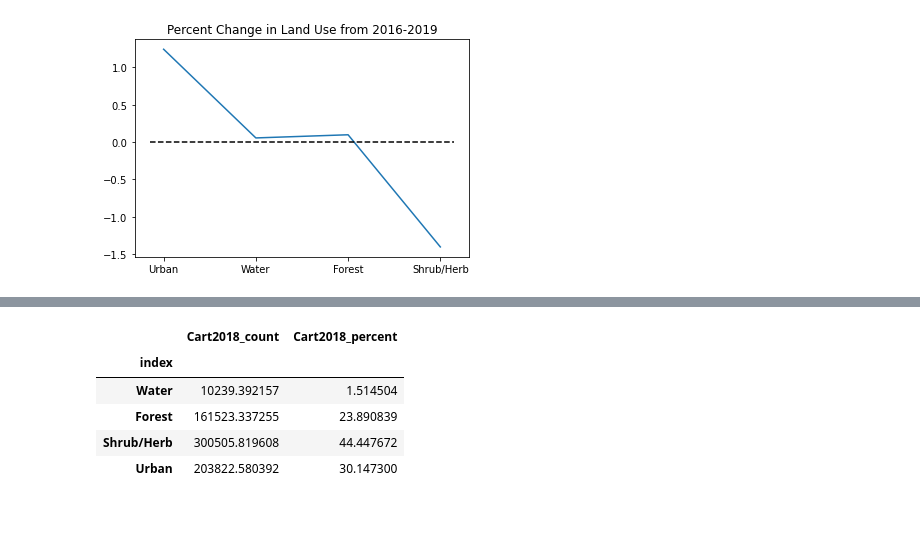
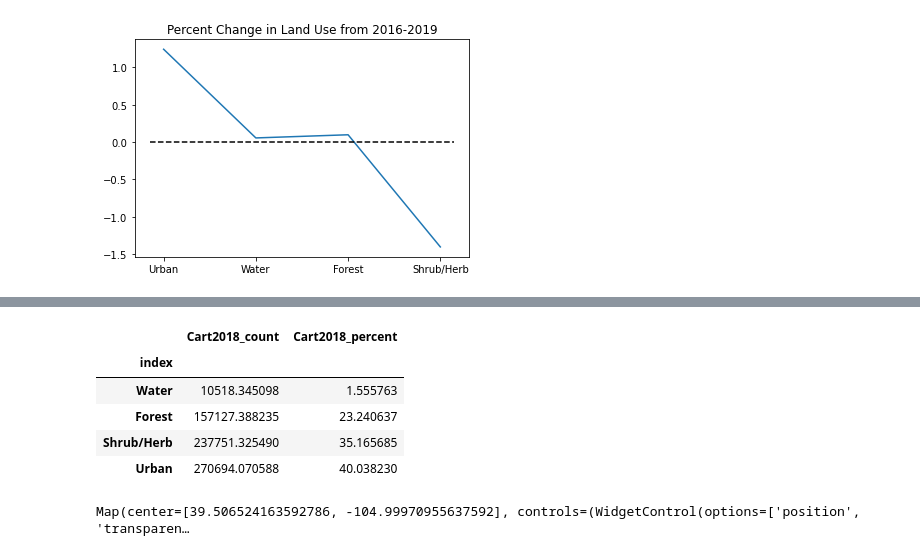
Before and after one commit to Sigmanaj/S2023RemoteSensing, a Jupyter notebook: TermProject/TermProject.ipynb, the cells around one changed output, grey strips where cells are left out. Cells and saved outputs as stored; diff of their text form; code cells hidden in the pictures; blank space fills up the shorter version.

```diff
--- a/TermProject/TermProject.ipynb
+++ b/TermProject/TermProject.ipynb
@@ -322,10 +322,10 @@ water2 = ee.Feature(wat_pnt2, {'class': 0, 'name': 'water'})
 water3 = ee.Feature(wat_pnt3, {'class': 0, 'name': 'water'})
 water4 = ee.Feature(wat_pnt4, {'class': 0, 'name': 'water'})
 
-urb_pnt1 = ee.Geometry.Point([-104.9886, 39.5716]).buffer(250)
-urb_pnt2 = ee.Geometry.Point([-104.8772, 39.5625]).buffer(300)
-urb_pnt3 = ee.Geometry.Point([-105.0004, 39.5481]).buffer(300)
-urb_pnt4 = ee.Geometry.Point([-105.0163, 39.5362]).buffer(250)
+urb_pnt1 = ee.Geometry.Point([-105.0011, 39.5451]).buffer(400)
+urb_pnt2 = ee.Geometry.Point([-104.8772, 39.5625]).buffer(400)
+urb_pnt3 = ee.Geometry.Point([-105.0004, 39.5481]).buffer(400)
+urb_pnt4 = ee.Geometry.Point([-105.0163, 39.5362]).buffer(400)
 urb1 = ee.Feature(urb_pnt1, {'class': 3, 'name': 'urban'})
 urb2 = ee.Feature(urb_pnt2, {'class': 3, 'name': 'urban'})
 urb3 = ee.Feature(urb_pnt3, {'class': 3, 'name': 'urban'})
@@ -357,23 +357,28 @@ testing = trainingTesting.filter(ee.Filter.gte('random', 0.66))
 # %%
 leaf_val=3
 cartclassifier=ee.Classifier.smileCart(minLeafPopulation=leaf_val).train(features=training,classProperty='class',inputProperties=predictionBands)
-cartClassificationImage=image_2018.select(predictionBands).classify(cartclassifier)
+cartClassificationImage2018=image_2018.select(predictionBands).classify(cartclassifier)
 # %%
-Cart2018_TotalCount=cartClassificationImage.reduceRegion(ee.Reducer.count(), Area, 30).getInfo().get('classification')
-Cart2018_Counts=cartClassificationImage.reduceRegion(ee.Reducer.autoHistogram(), Area, 30).getInfo().get('classification')
+Cart2018_TotalCount=cartClassificationImage2018.reduceRegion(ee.Reducer.count(), Area, 30).getInfo().get('classification')
+Cart2018_Counts=cartClassificationImage2018.reduceRegion(ee.Reducer.autoHistogram(), Area, 30).getInfo().get('classification')
 Cart2018_df=pd.DataFrame(Cart2018_Counts)
 Cart2018_df.columns=['index',"Cart2018_count"]
 Cart2018_df=Cart2018_df.set_index('index')
 Cart2018_df["Cart2018_percent"]=Cart2018_df["Cart2018_count"]/Cart2018_TotalCount*100
 Cart2018_df=Cart2018_df.rename(index={0:"Water",1:"Forest",2:"Shrub/Herb",3:"Urban"})
 Cart2018_df
 # %% [output]
 |  | Cart2018_count | Cart2018_percent |
 | index |  |  |
-| Water | 10239.392157 | 1.514504 |
-| Forest | 161523.337255 | 23.890839 |
-| Shrub/Herb | 300505.819608 | 44.447672 |
-| Urban | 203822.580392 | 30.147300 |
+| Water | 10518.345098 | 1.555763 |
+| Forest | 157127.388235 | 23.240637 |
+| Shrub/Herb | 237751.325490 | 35.165685 |
+| Urban | 270694.070588 | 40.038230 |
+# %%
+Map.addLayer(cartClassificationImage2018, {'min': 0, 'max': 3,'palette':['blue', 'green','yellow','red']},'CART classification 2018')
+Map
+# %% [output]
+Map(center=[39.506524163592786, -104.99970955637592], controls=(WidgetControl(options=['position', 'transparen…
 # %%
 # Get landsat8 imagery
 landsat8 =ee.ImageCollection("LANDSAT/LC08/C02/T1_L2")
```
Also changed, not shown: parts of 15 cells of this notebook.
